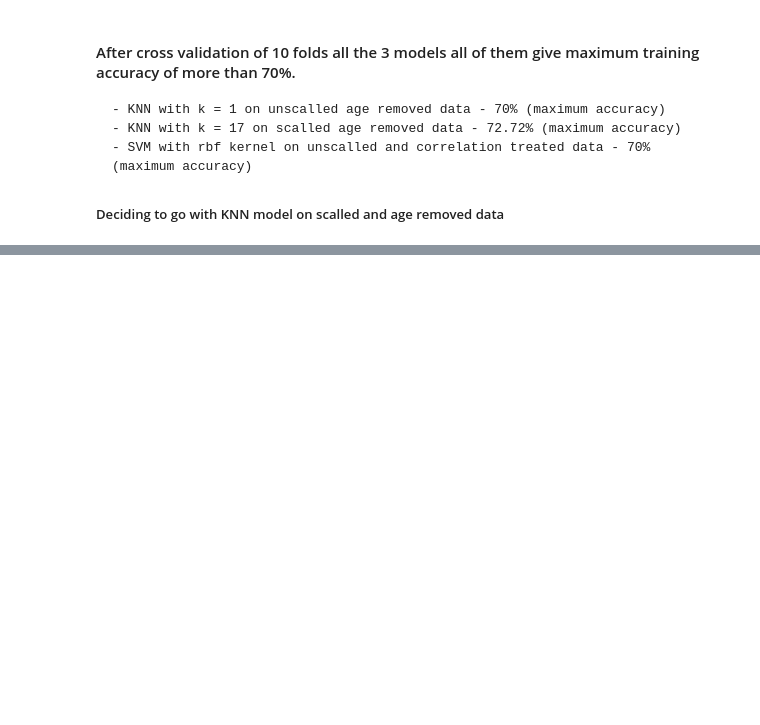
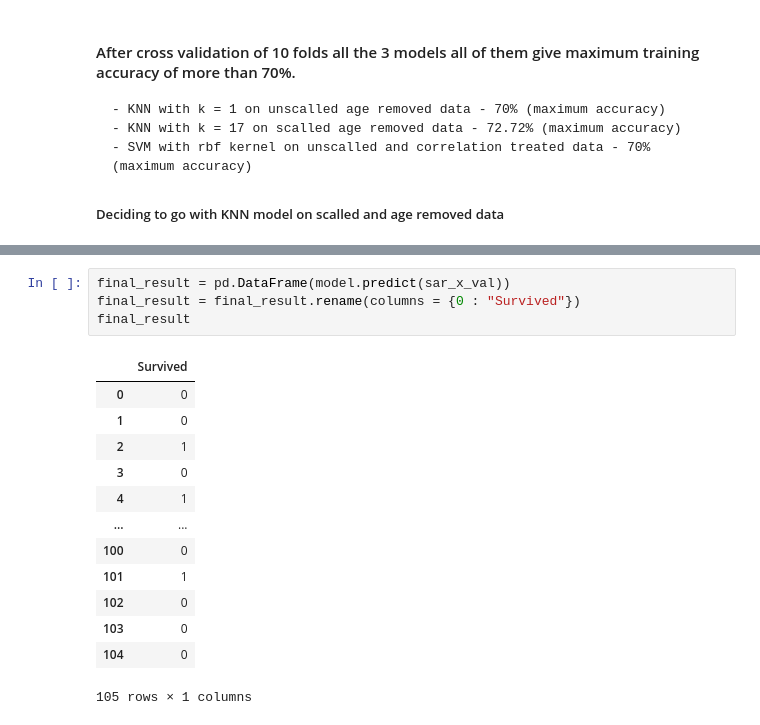
Before and after one commit to younusmohamed77/CodSoft, a Jupyter notebook: 01_Titanic Survival Prediction.ipynb, the cells around one changed output, grey strips where cells are left out. Saved outputs shown, nothing was run; the diff lists cells and outputs as text; blank space fills up the shorter version.

```diff
--- a/01_Titanic Survival Prediction.ipynb
+++ b/01_Titanic Survival Prediction.ipynb
@@ -2782,0 +2796,18 @@ Test Max Accuracy 0.7
+# %%
+final_result = pd.DataFrame(model.predict(sar_x_val))
+final_result = final_result.rename(columns = {0 : "Survived"})
+final_result
+# %% [output]
+|  | Survived |
+| 0 | 0 |
+| 1 | 0 |
+| 2 | 1 |
+| 3 | 0 |
+| 4 | 1 |
+| ... | ... |
+| 100 | 0 |
+| 101 | 1 |
+| 102 | 0 |
+| 103 | 0 |
+| 104 | 0 |
+105 rows × 1 columns
```
Also changed, not shown: parts of 20 cells of this notebook, 3 other files.
